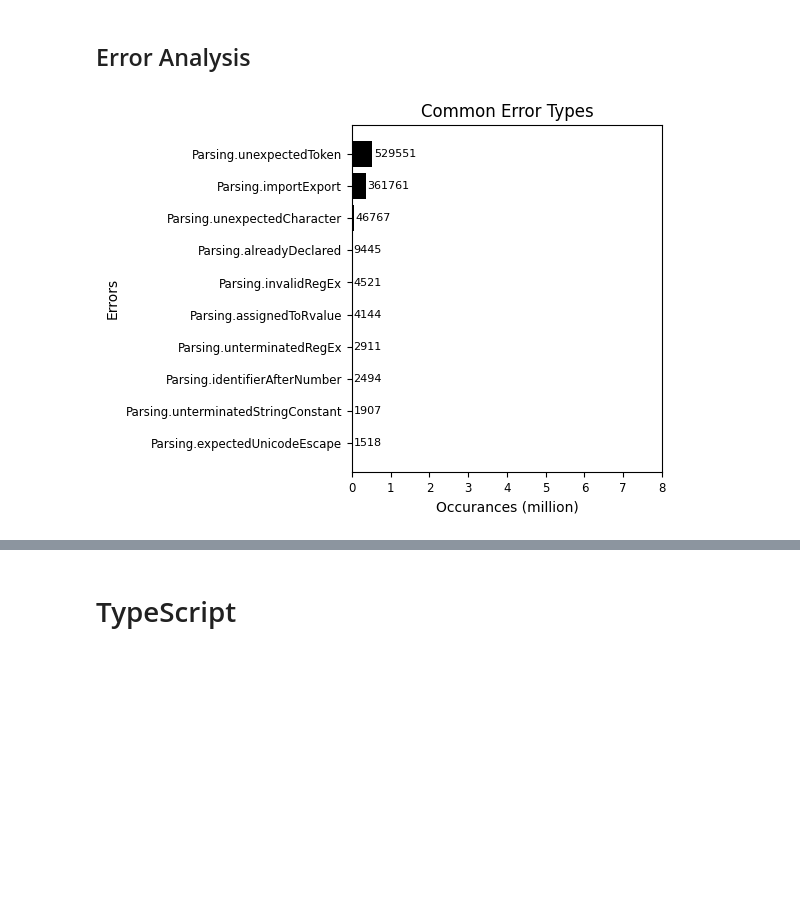
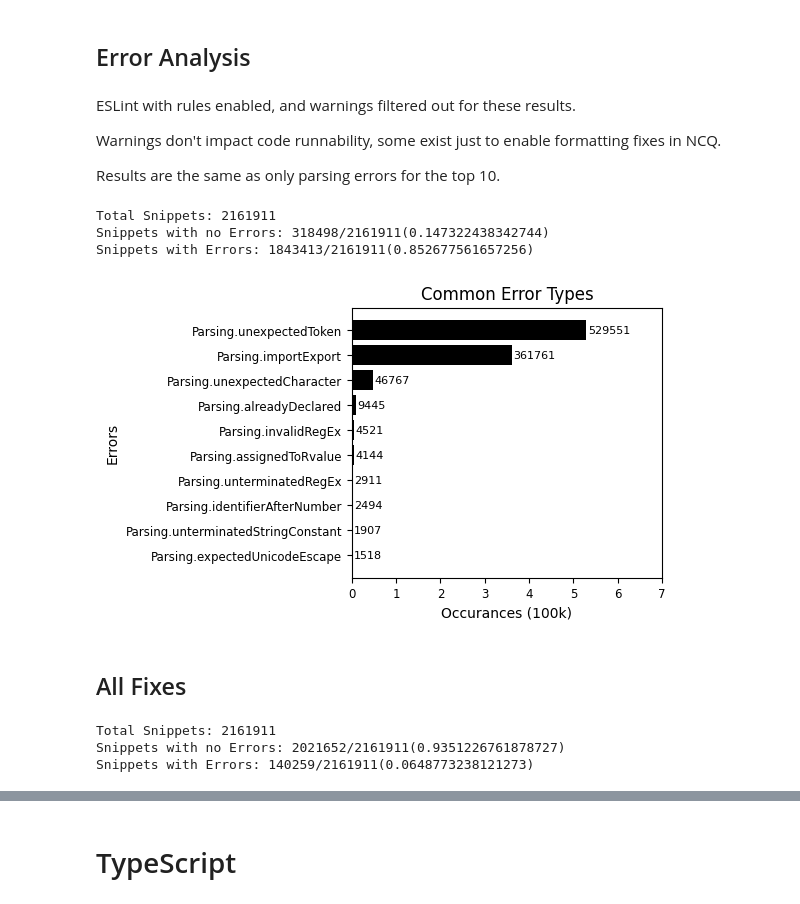
Before and after one commit to Brittany-Reid/node_code_correction, a Jupyter notebook: analysis/analysis.ipynb, the cells around one changed output, grey strips where cells are left out. Saved outputs shown, nothing was run; the diff lists cells and outputs as text; code cells hidden in the pictures; blank space fills up the shorter version.

Commit message:
add eslint analysis

```diff
--- a/analysis/analysis.ipynb
+++ b/analysis/analysis.ipynb
@@ -5,6 +5,8 @@ import numpy as np
 from pandas import DataFrame
 import matplotlib
 import matplotlib.pyplot as plt
+# %%
+fig_height = 3.5
 # %%
 # error dict
 error_labels = {
@@ -46,17 +48,18 @@ def overview(e):
     print("Snippets with Errors: " + str(e.snippets-e.noErrors) + "/" + str(e.snippets) + "(" + str(1 - e.noErrors/e.snippets) + ")")
 # %%
 # figures
-def top10Errors(df, column, label="Occurances (million)", title="Common Error Types", saveas='commonErrorTypes', getLabels=getLabels):
+def top10Errors(df, column, label="Occurances (million)", title="Common Error Types", saveas='commonErrorTypes', getLabels=getLabels, xlim=8000000, format=lambda x, p: format(int(x/1000000), ',')):
     top10_df = df.nlargest(10, [column]).iloc[::-1]
 
     fig, ax = plt.subplots()
-    fig.set_size_inches(4, 4.5)
+    fig.set_size_inches(4, fig_height)
     ax1 = ax.barh(getLabels(top10_df["ERROR"]), top10_df[column], color="black")
     ax.set_xlabel(label)
     ax.set_ylabel("Errors")
-    ax.set_xlim(0, 8000000)
-    ax.get_xaxis().set_major_formatter(
-        matplotlib.ticker.FuncFormatter(lambda x, p: format(int(x/1000000), ',')))
+    ax.set_xlim(0, xlim)
+    if format:
+        ax.get_xaxis().set_major_formatter(
+            matplotlib.ticker.FuncFormatter(format))
     ax.tick_params(axis='both', which='major', labelsize=8.5)
     ax.set_title(title)
 
@@ -132,7 +135,7 @@ class Log:
                 record = False
             if line.startswith(heading):
                 record = True
-            if line.startswith(end):
+            if end and line.startswith(end):
                 reocrd = False
             if record:
                 newLines.append(line)
@@ -172,8 +179,30 @@ top10Errors(p_errors_df, "NUM OCCURANCES", saveas="eslint-commonErrorTypes")
 # %% [markdown]
 ## Error Analysis
+# %% [markdown]
+ESLint with rules enabled, and warnings filtered out for these results.
+
+Warnings don't impact code runnability, some exist just to enable formatting fixes in NCQ.
+
+Results are the same as only parsing errors for the top 10.
 # %%
 errors_df = eslint_errors.errors
+errors_df = errors_df[errors_df["SEVERITY"] == 2]
+overview(eslint_errors)
+# %% [output]
+Total Snippets: 2161911
+Snippets with no Errors: 318498/2161911(0.147322438342744)
+Snippets with Errors: 1843413/2161911(0.852677561657256)
 # %%
-top10Errors(errors_df, "NUM OCCURANCES", saveas="eslint-commonErrorTypes")
+top10Errors(errors_df, "NUM OCCURANCES", saveas="eslint-commonErrorTypes", xlim=700000,
+    format = lambda x, p: format(int(x/100000), ','), label="Occurances (100k)")
 # %% [output]
-[figure, old version]
+[figure, new version]
+# %% [markdown]
+## All Fixes
+# %%
+af_errors_df = eslint_allfixes.errors
+overview(eslint_allfixes)
+# %% [output]
+Total Snippets: 2161911
+Snippets with no Errors: 2021652/2161911(0.9351226761878727)
+Snippets with Errors: 140259/2161911(0.0648773238121273)
```
Also changed, not shown: parts of 9 cells of this notebook, 4 other files.
